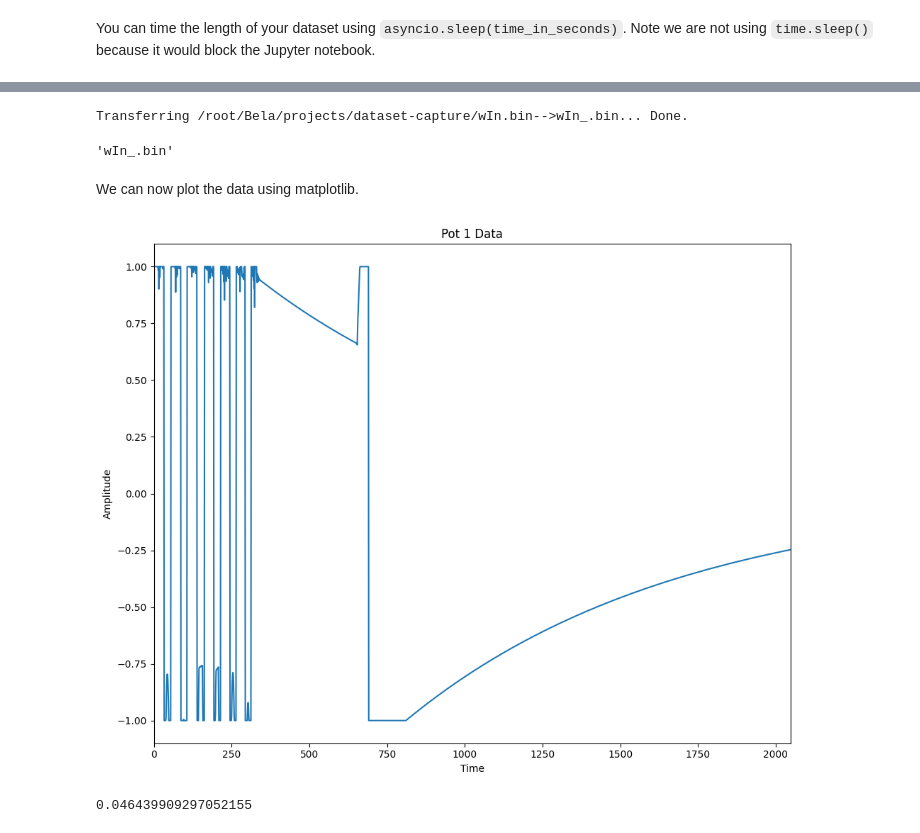
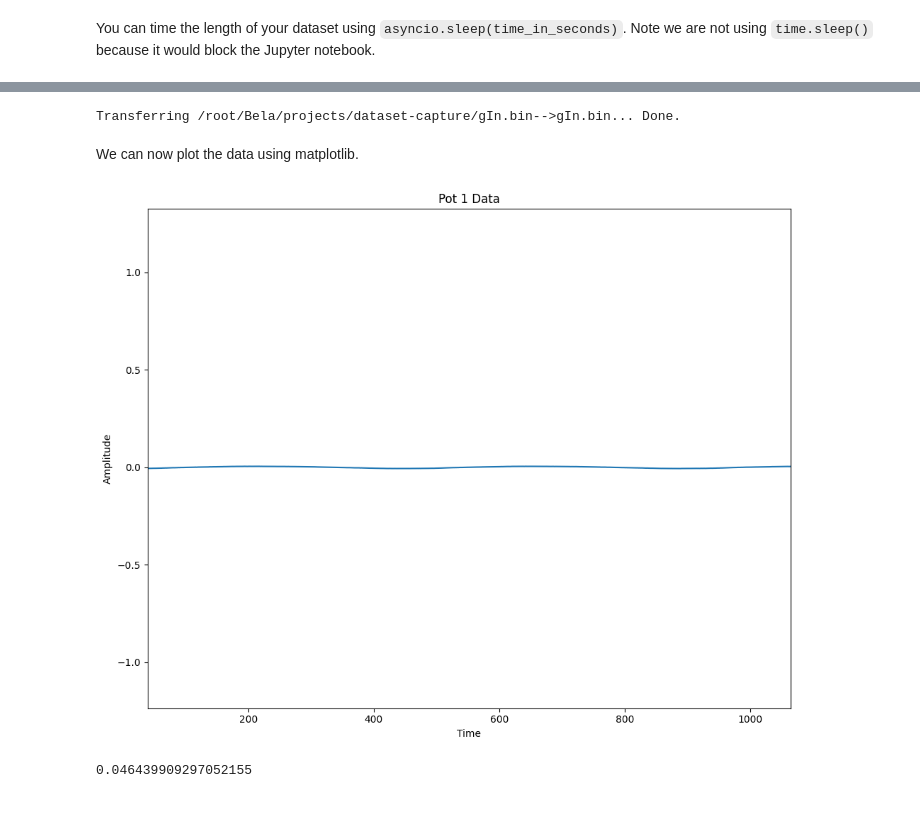
Before and after one commit to pelinski/hacklab-pybela, a Jupyter notebook: pipeline.ipynb, the cells around one changed output, grey strips where cells are left out. Cells and saved outputs as stored; diff of their text form; code cells hidden in the pictures.

```diff
--- a/pipeline.ipynb
+++ b/pipeline.ipynb
@@ -101,7 +137,8 @@ All .bin files in /root/Bela/projects/dataset-capture have been removed.
 # %% [markdown]
 You can time the length of your dataset using `asyncio.sleep(time_in_seconds)`. Note we are not using `time.sleep()` because it would block the Jupyter notebook.
 # %%
-file_paths = logger.start_logging(variables=["wIn"], transfer=False)
+variables = ['gIn']
+file_paths = logger.start_logging(variables=variables, transfer=False)
 logger.wait(60*10)
 logger.stop_logging()
 # %% [output]
@@ -115,5 +151,0 @@ file_paths
-# %%
-logger.copy_file_from_bela(file_paths["remote_paths"]["wIn"], "wIn_.bin")
-# %% [output]
-Transferring /root/Bela/projects/dataset-capture/wIn.bin-->wIn_.bin... Done.
-'wIn_.bin'
@@ -120,27 +154,33 @@ Transferring /root/Bela/projects/dataset-capture/wIn.bin-->wIn_.bin... Done.
+# %%
+for var in variables:
+    logger.copy_file_from_bela(file_paths["remote_paths"][var], var+".bin")
+# %% [output]
+Transferring /root/Bela/projects/dataset-capture/gIn.bin-->gIn.bin... Done.
 # %%
-wIn_raw_data = logger.read_binary_file(file_path="wIn_.bin", timestamp_mode=logger.get_prop_of_var("wIn", "timestamp_mode"))
+data={}
+for var in variables:
+    raw_data = logger.read_binary_file(file_path=var+".bin", timestamp_mode=logger.get_prop_of_var(var, "timestamp_mode"))
+    data[var] = [_data for _buffer in raw_data["buffers"] for _data in _buffer["data"]]
 
-wIn_data = [data for _buffer in wIn_raw_data["buffers"] for data in _buffer["data"]]
-
-# from IPython.display import Audio
-# Audio(wIn_data, rate=44100)
+#from IPython.display import Audio
+#Audio(data[var], rate=22050)
 # %% [markdown]
 We can now plot the data using matplotlib.
 # %%
 
 plt.figure(figsize=(10, 8))
 
-plt.plot(np.arange(len(wIn_data)), wIn_data)
+plt.plot(np.arange(len(data[var])), data[var])
 plt.title('Pot 1 Data')
 plt.xlabel('Time')
 plt.ylabel('Amplitude')
 
-plt.xlim(0, 2048)
+plt.xlim(40,40+1024)
 
 plt.tight_layout()
 plt.show()
 # %% [output]
-[figure, old version]
+[figure, new version]
 # %%
 2048/44100
 # %% [output]
```
Also changed, not shown: parts of 22 cells of this notebook.
